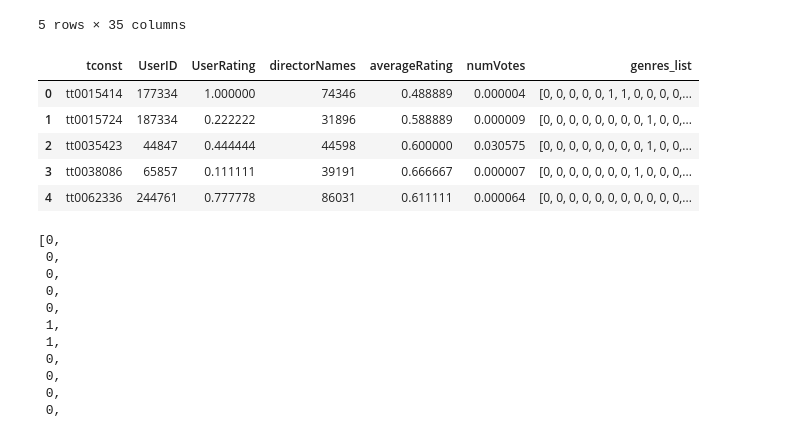
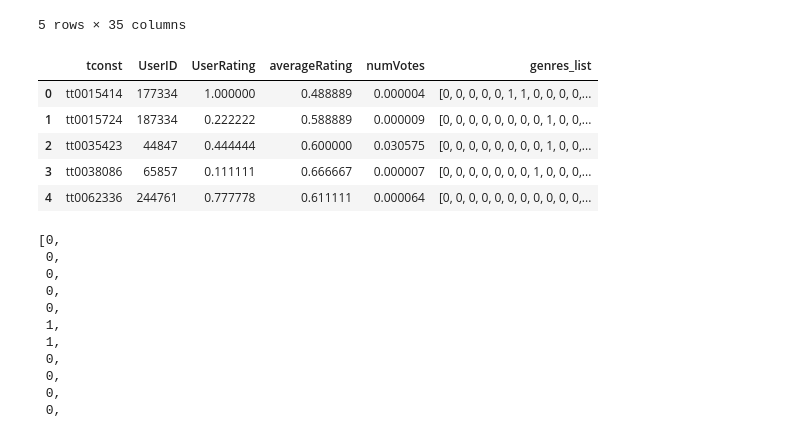
Before and after one commit to bhaveshasasik/vae_model, a Jupyter notebook: model_vae.ipynb, the cells around one changed output. Cells and saved outputs as stored; diff of their text form; code cells hidden in the pictures.

```diff
--- a/model_vae.ipynb
+++ b/model_vae.ipynb
@@ -143,28 +143,28 @@ user_data.head()
 # %%
 genre_list = [col for col in data.columns if col not in ['tconst', 'primaryTitle', 'startYear', 'genres', 'directorNames',
        'writerNames', 'averageRating', 'numVotes', 'titleType_movie',
        'isAdult_0', 'isAdult_1', 'genre_list']]
 
-movie_features = pd.concat([data[['tconst', 'directorNames', 'averageRating', 'numVotes']]],axis=1)
+movie_features = pd.concat([data[['tconst', 'averageRating', 'numVotes']]],axis=1)
 
 movie_features['genres_list'] = data[genre_list].apply(
     lambda genres: [1 if genres[genre] == 1 else 0 for genre in genre_list], axis=1  # Access genre columns by name
 )
 
 # formats user features in an array
 user_features = pd.concat([user_data[['tconst', 'UserID', 'UserRating']]],axis=1)
 
-# formats movie feautes in an array
+# merges user and movie data into an array
 merged_data = pd.merge(user_features, movie_features, on='tconst', how='inner')
 
 merged_data.head()
 # %% [output]
-|  | tconst | UserID | UserRating | directorNames | averageRating | numVotes | genres_list |
-| 0 | tt0015414 | 177334 | 1.000000 | 74346 | 0.488889 | 0.000004 | [0, 0, 0, 0, 0, 1, 1, 0, 0, 0, 0,... |
-| 1 | tt0015724 | 187334 | 0.222222 | 31896 | 0.588889 | 0.000009 | [0, 0, 0, 0, 0, 0, 0, 0, 1, 0, 0,... |
-| 2 | tt0035423 | 44847 | 0.444444 | 44598 | 0.600000 | 0.030575 | [0, 0, 0, 0, 0, 0, 0, 0, 1, 0, 0,... |
-| 3 | tt0038086 | 65857 | 0.111111 | 39191 | 0.666667 | 0.000007 | [0, 0, 0, 0, 0, 0, 0, 1, 0, 0, 0,... |
-| 4 | tt0062336 | 244761 | 0.777778 | 86031 | 0.611111 | 0.000064 | [0, 0, 0, 0, 0, 0, 0, 0, 0, 0, 0,... |
+|  | tconst | UserID | UserRating | averageRating | numVotes | genres_list |
+| 0 | tt0015414 | 177334 | 1.000000 | 0.488889 | 0.000004 | [0, 0, 0, 0, 0, 1, 1, 0, 0, 0, 0,... |
+| 1 | tt0015724 | 187334 | 0.222222 | 0.588889 | 0.000009 | [0, 0, 0, 0, 0, 0, 0, 0, 1, 0, 0,... |
+| 2 | tt0035423 | 44847 | 0.444444 | 0.600000 | 0.030575 | [0, 0, 0, 0, 0, 0, 0, 0, 1, 0, 0,... |
+| 3 | tt0038086 | 65857 | 0.111111 | 0.666667 | 0.000007 | [0, 0, 0, 0, 0, 0, 0, 1, 0, 0, 0,... |
+| 4 | tt0062336 | 244761 | 0.777778 | 0.611111 | 0.000064 | [0, 0, 0, 0, 0, 0, 0, 0, 0, 0, 0,... |
 # %%
 x_input = []
 
```
Also changed, not shown: parts of 3 cells of this notebook.
